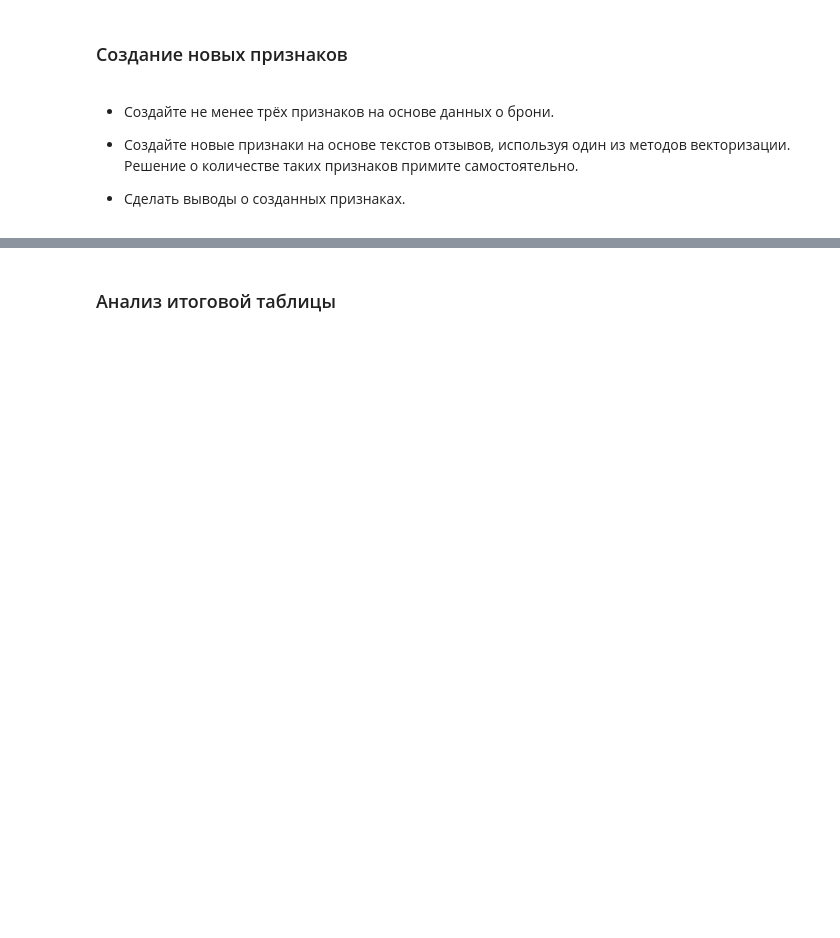
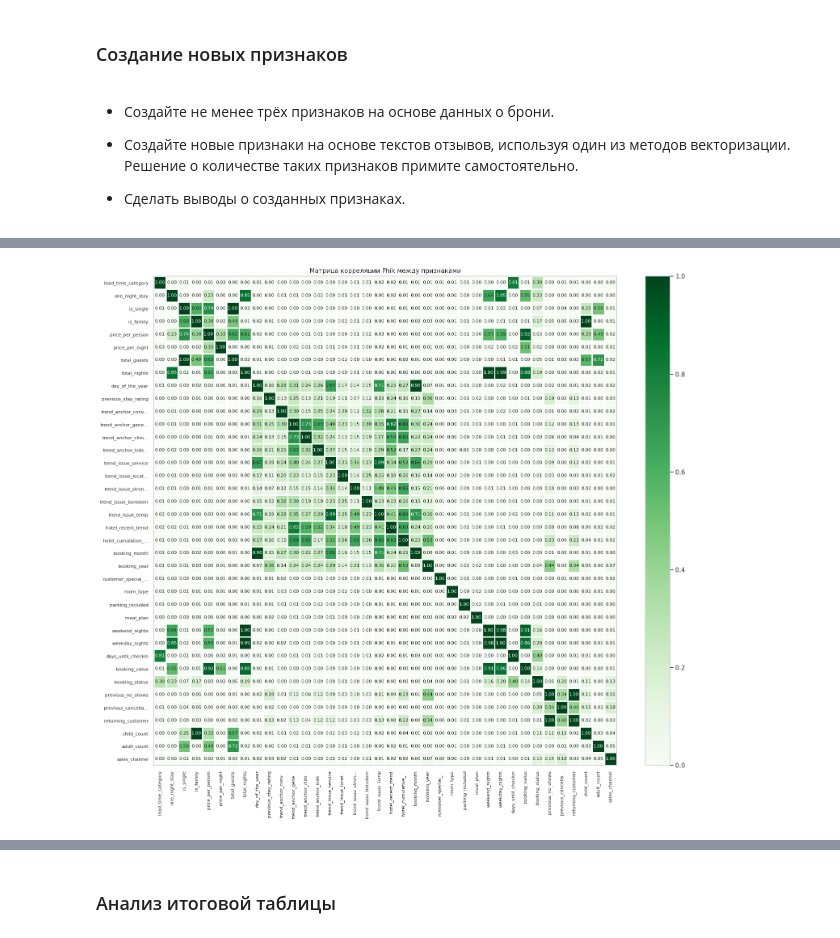
Before and after one commit to danat7075/DS_4_4, a Jupyter notebook: DS_4_4.ipynb, the cells around one changed output, grey strips where cells are left out. Drawn from its saved outputs; the diff is of its cells as text; code cells hidden in the pictures; blank space fills up the shorter version.

```diff
--- a/DS_4_4.ipynb
+++ b/DS_4_4.ipynb
@@ -970,0 +1017,3 @@ df_reviews['anchor_convenience'] = text.str.contains('удобн|близко|л
+# %%
+# Сделаем сдвиг дат отзывов на 1 день вперед, чтобы предотвратить утечку данных при объединении с бронированиями, так как отзыв может быть оставлен в день бронирования
+df_reviews['review_date'] = df_reviews['review_date'] + pd.Timedelta(days=1)
@@ -970,0 +1099,6 @@ df_reviews['anchor_convenience'] = text.str.contains('удобн|близко|л
+# %%
+# NaN в начале это те бронирования, для которых не было отзывов в прошлом, то есть это были первые бронирования отеля, и отзывы еще не успели накопиться. Это нормально и не является проблемой.
+trend_cols = [col for col in df.columns if col.startswith('trend_')]
+df[trend_cols] = df[trend_cols].fillna(0)
+
+rating_cols = ['hotel_cumulative_rating', 'hotel_recent_trend']
@@ -1027,0 +1214,38 @@ df_bookings['lead_time_category'] = pd.cut(
+# %%
+# Удалим ненужные колонки
+cols_to_drop = [
+    'booking_id_x',
+    'booking_id_y',
+    'customer_id',
+    'booking_date',
+    'review_date',
+    'review_date_personal',
+    'review_text',
+    'review_length',
+    'stay_rating_personal',
+    'stay_rating',
+    'issue_temp', 'issue_boredom', 'issue_strong_negative',
+    'issue_location_bad', 'issue_service',
+    'anchor_kids_happy', 'anchor_climate_good', 'anchor_general_good',
+    'anchor_convenience'
+]
+
+df = df.drop(columns=cols_to_drop, errors='ignore')
+# %%
+# Посмотрим phik-корреляцию
+numerical_cols = df.select_dtypes(include=['int64', 'float64']).columns.tolist()
+phik_matrix = df.phik_matrix(interval_cols=numerical_cols)
+# %%
+plot_correlation_matrix(phik_matrix.values,
+                        x_labels = phik_matrix.columns,
+                        y_labels=phik_matrix.index,
+                        vmin=0,
+                        vmax=1,
+                        color_map = 'Greens',
+                        title = 'Матрица корреляции Phik между признаками',
+                        fontsize_factor = 0.8,
+                        figsize=(16, 14))
+plt.tight_layout()
+plt.show()
+# %% [output]
+[figure, added]
```
Also changed, not shown: parts of 24 cells of this notebook.
